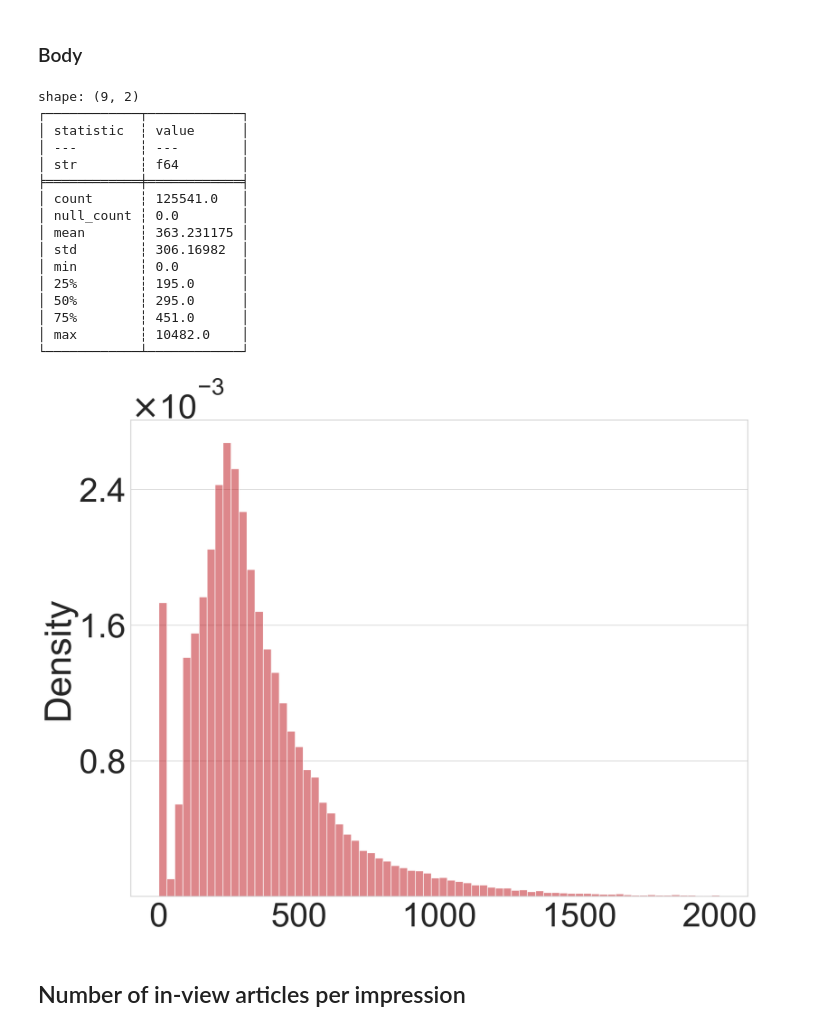
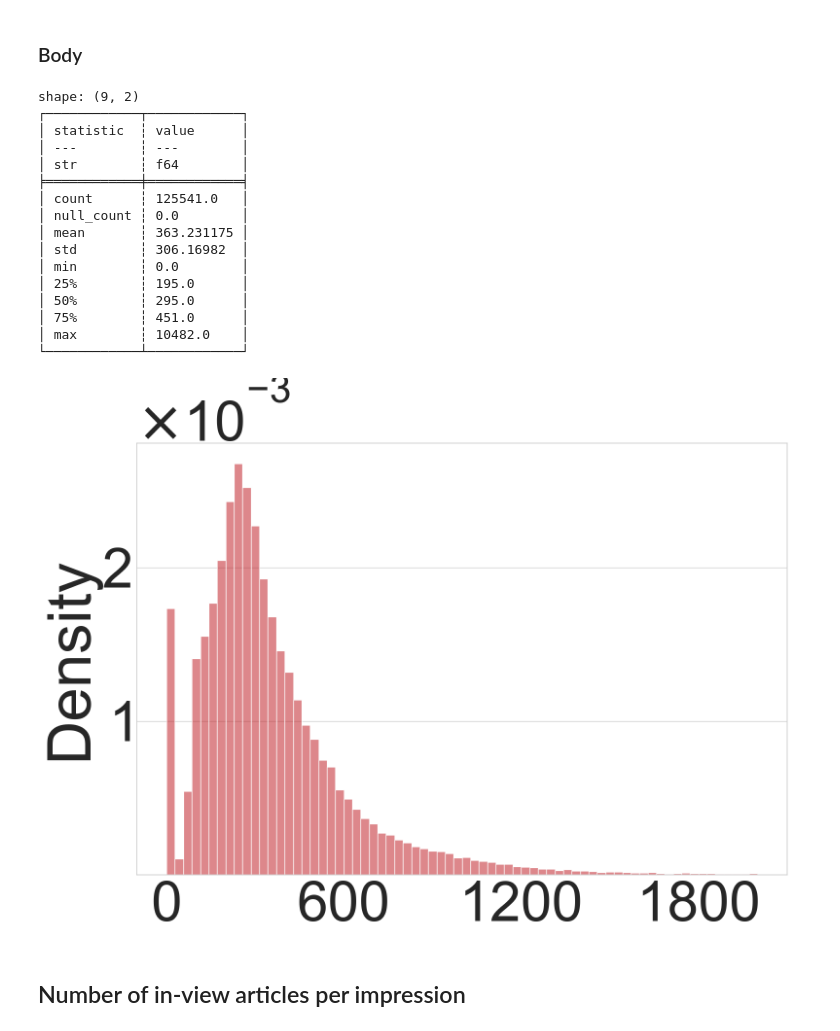
Before and after one commit to ebanalyse/ebnerd-benchmark, a Jupyter notebook: examples/01_datasets/ebnerd_descriptive_analysis.ipynb, the cells around one changed output. Cells and saved outputs as stored; diff of their text form; code cells hidden in the pictures.

```diff
--- a/examples/01_datasets/ebnerd_descriptive_analysis.ipynb
+++ b/examples/01_datasets/ebnerd_descriptive_analysis.ipynb
@@ -86,7 +86,7 @@ def plot_histogram(
     plt.xlabel("")
     plt.ylabel(stat.capitalize())
     plt.ticklabel_format(style="sci", axis="y", scilimits=(0, 0))
-
+    plt.tight_layout()
     save_figure(fig, save_path=save_path)
     plt.show()
 
@@ -504,33 +504,33 @@ shape: (9, 2)
 # %%
 print(df_articles[N_WORDS_BODY].describe())
 plot_histogram(
     df_articles.filter(pl.col(N_WORDS_BODY) <= 2_000).select(N_WORDS_BODY),
-    num_xticks=5,
-    num_yticks=4,
-    fontsize=60,
+    num_xticks=4,
+    num_yticks=3,
+    fontsize=90,
     bins=70,
     binwidth=None,
     column_name=N_WORDS_BODY,
     save_path=PLOT_PATH.joinpath(N_WORDS_BODY + ".png"),
 )
 # %% [output]
 shape: (9, 2)
 ┌────────────┬────────────┐
 │ statistic  ┆ value      │
 │ ---        ┆ ---        │
 │ str        ┆ f64        │
 ╞════════════╪════════════╡
 │ count      ┆ 125541.0   │
 │ null_count ┆ 0.0        │
 │ mean       ┆ 363.231175 │
 │ std        ┆ 306.16982  │
 │ min        ┆ 0.0        │
 │ 25%        ┆ 195.0      │
 │ 50%        ┆ 295.0      │
 │ 75%        ┆ 451.0      │
 │ max        ┆ 10482.0    │
 └────────────┴────────────┘
-[figure, old version]
+[figure, new version]
 # %% [markdown]
 ## Number of in-view articles per impression
 # %%
```
Also changed, not shown: parts of 8 cells of this notebook, 7 other files.
